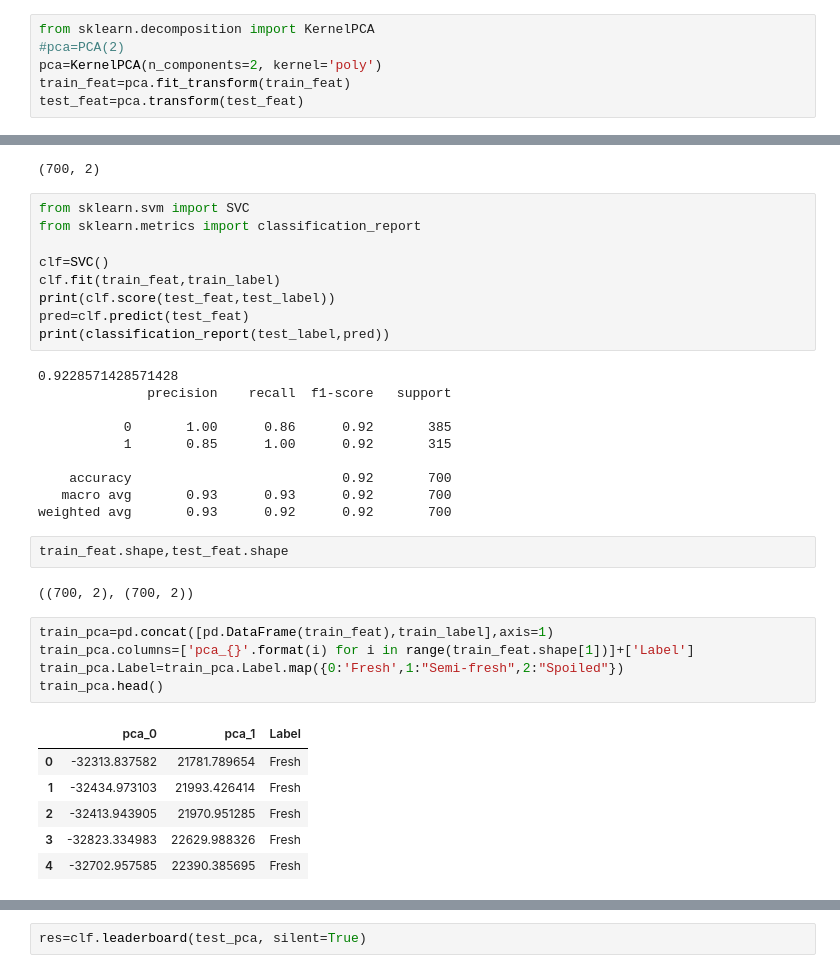
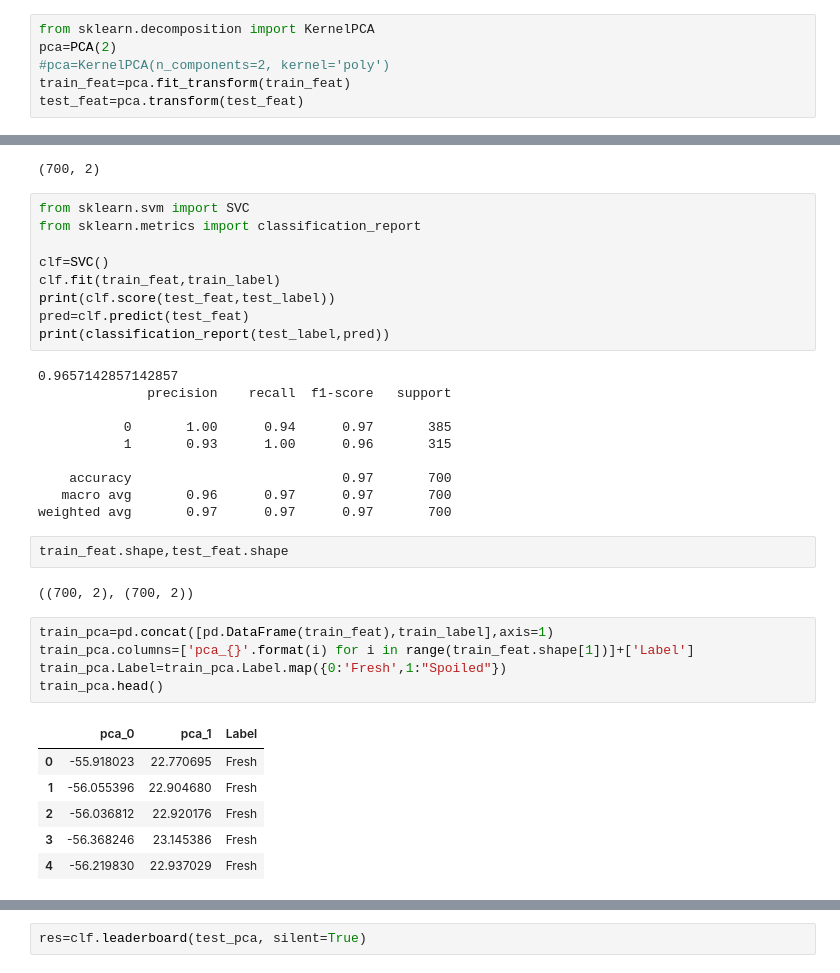
Before and after one commit to talhaanwarch/meat_quality_assessment, a Jupyter notebook: bi_class_autogloun.ipynb, the cells around one changed output, grey strips where cells are left out. Cells and saved outputs as stored; diff of their text form.

```diff
--- a/bi_class_autogloun.ipynb
+++ b/bi_class_autogloun.ipynb
@@ -107,8 +132,8 @@ plt.show()
 [figure]
 # %%
 from sklearn.decomposition import KernelPCA
-#pca=PCA(2)
-pca=KernelPCA(n_components=2, kernel='poly')
+pca=PCA(2)
+#pca=KernelPCA(n_components=2, kernel='poly')
 train_feat=pca.fit_transform(train_feat)
 test_feat=pca.transform(test_feat)
 # %%
@@ -125,15 +150,15 @@ print(clf.score(test_feat,test_label))
 pred=clf.predict(test_feat)
 print(classification_report(test_label,pred))
 # %% [output]
-0.9228571428571428
+0.9657142857142857
               precision    recall  f1-score   support
 
-           0       1.00      0.86      0.92       385
-           1       0.85      1.00      0.92       315
+           0       1.00      0.94      0.97       385
+           1       0.93      1.00      0.96       315
 
-    accuracy                           0.92       700
-   macro avg       0.93      0.93      0.92       700
-weighted avg       0.93      0.92      0.92       700
+    accuracy                           0.97       700
+   macro avg       0.96      0.97      0.97       700
+weighted avg       0.97      0.97      0.97       700
 # %%
 train_feat.shape,test_feat.shape
 # %% [output]
@@ -141,12 +166,12 @@ train_feat.shape,test_feat.shape
 # %%
 train_pca=pd.concat([pd.DataFrame(train_feat),train_label],axis=1)
 train_pca.columns=['pca_{}'.format(i) for i in range(train_feat.shape[1])]+['Label']
-train_pca.Label=train_pca.Label.map({0:'Fresh',1:"Semi-fresh",2:"Spoiled"})
+train_pca.Label=train_pca.Label.map({0:'Fresh',1:"Spoiled"})
 train_pca.head()
 # %% [output]
 |  | pca_0 | pca_1 | Label |
-| 0 | -32313.837582 | 21781.789654 | Fresh |
-| 1 | -32434.973103 | 21993.426414 | Fresh |
-| 2 | -32413.943905 | 21970.951285 | Fresh |
-| 3 | -32823.334983 | 22629.988326 | Fresh |
-| 4 | -32702.957585 | 22390.385695 | Fresh |
+| 0 | -55.918023 | 22.770695 | Fresh |
+| 1 | -56.055396 | 22.904680 | Fresh |
+| 2 | -56.036812 | 22.920176 | Fresh |
+| 3 | -56.368246 | 23.145386 | Fresh |
+| 4 | -56.219830 | 22.937029 | Fresh |
```
Also changed, not shown: parts of 12 cells of this notebook.
